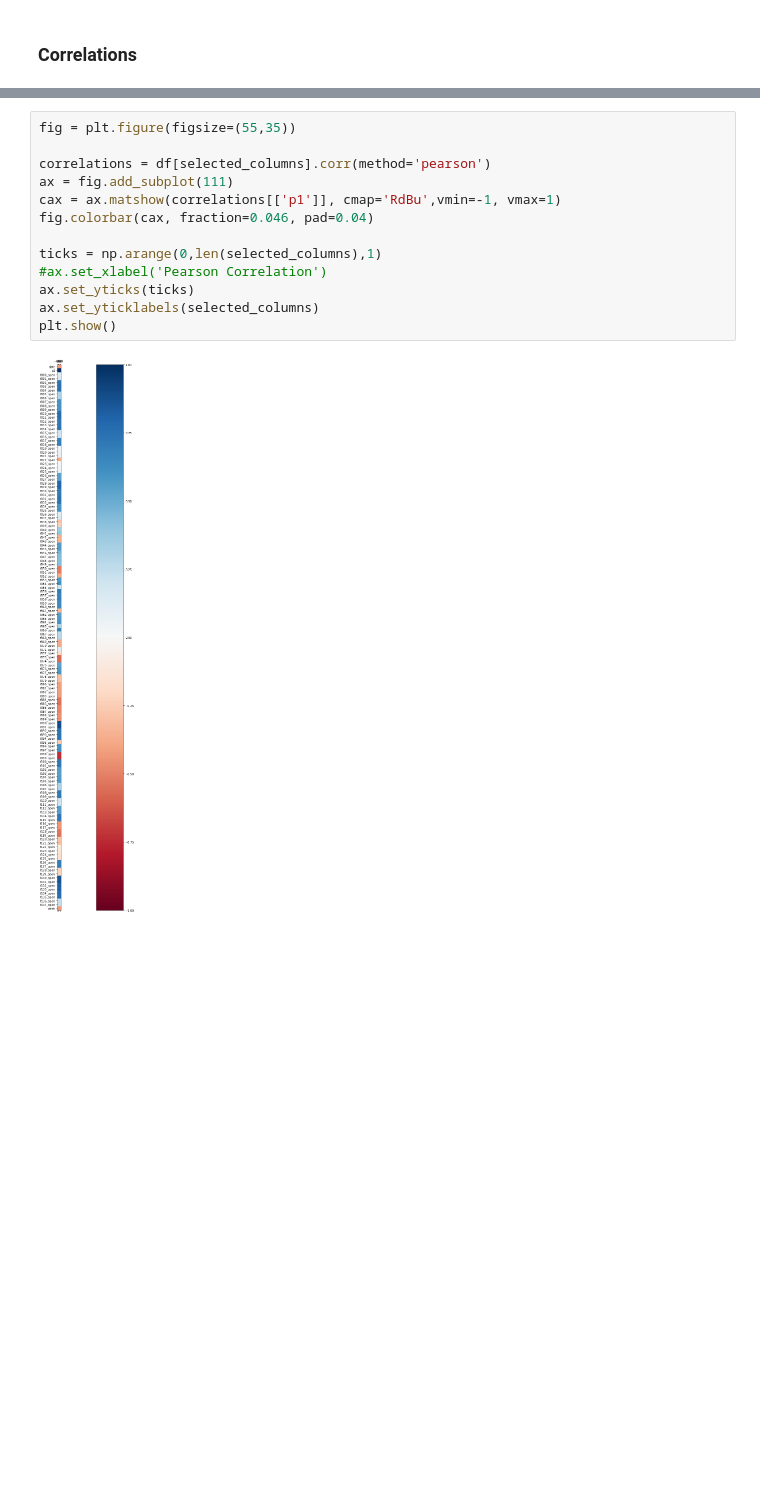
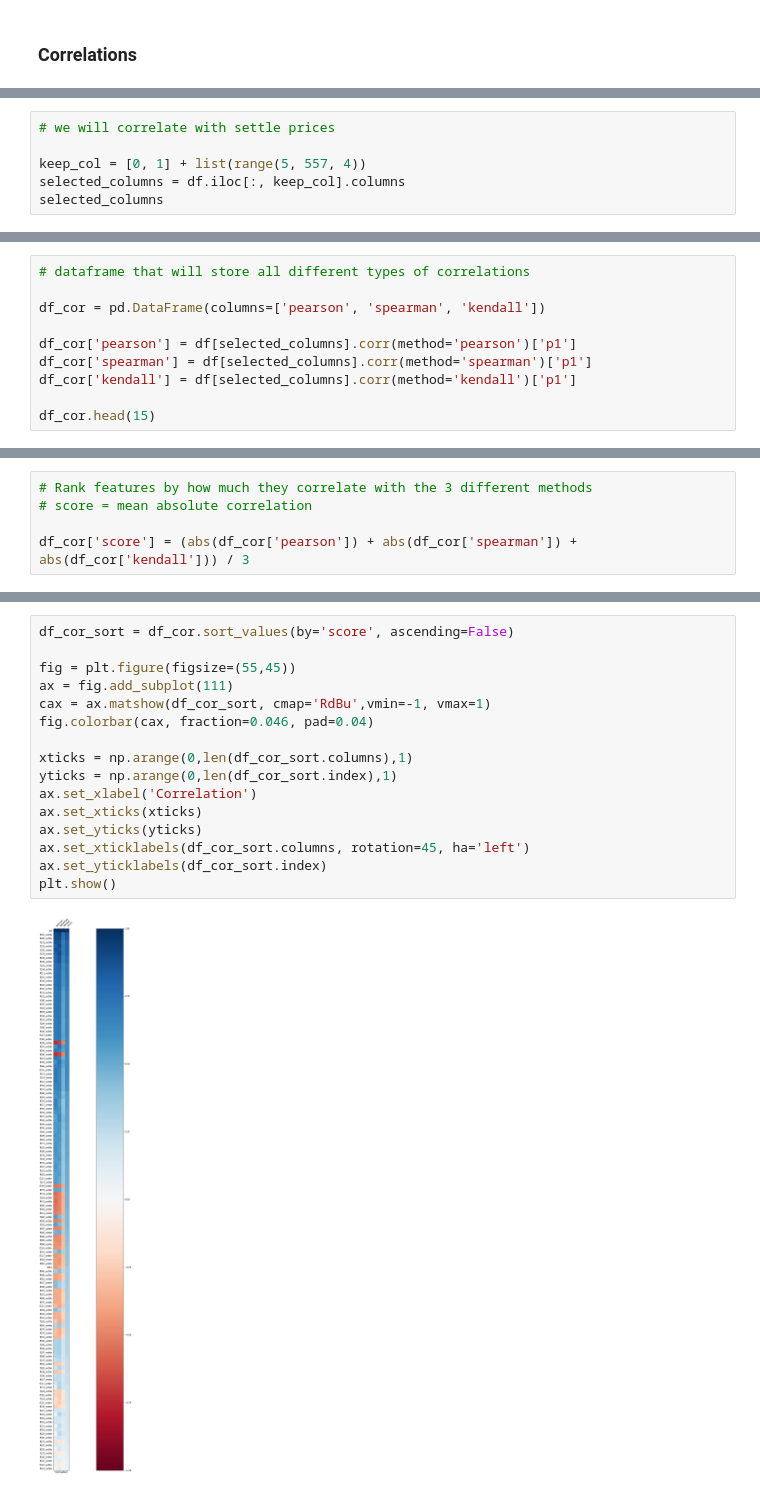
Before and after one commit to inesmezerreg/TimeSeries-Forecasting, a Jupyter notebook: exploration.ipynb, the cells around one changed output, grey strips where cells are left out. Cells and saved outputs as stored; diff of their text form; blank space fills up the shorter version.

Commit message:
data exploration

```diff
--- a/exploration.ipynb
+++ b/exploration.ipynb
@@ -113,0 +149,6 @@ plt.show()
+# %%
+# we will correlate with settle prices
+
+keep_col = [0, 1] + list(range(5, 557, 4))
+selected_columns = df.iloc[:, keep_col].columns
+selected_columns
@@ -113,0 +164,10 @@ plt.show()
+# %%
+# dataframe that will store all different types of correlations
+
+df_cor = pd.DataFrame(columns=['pearson', 'spearman', 'kendall'])
+
+df_cor['pearson'] = df[selected_columns].corr(method='pearson')['p1']
+df_cor['spearman'] = df[selected_columns].corr(method='spearman')['p1']
+df_cor['kendall'] = df[selected_columns].corr(method='kendall')['p1']
+
+df_cor.head(15)
@@ -113,0 +191,5 @@ plt.show()
+# %%
+# Rank features by how much they correlate with the 3 different methods
+# score = mean absolute correlation
+
+df_cor['score'] = (abs(df_cor['pearson']) + abs(df_cor['spearman']) + abs(df_cor['kendall'])) / 3
@@ -183,16 +266,19 @@ correlations[mask][['p1']].dropna().sort_values(by=['p1'])
 # %%
-fig = plt.figure(figsize=(55,35))
+df_cor_sort = df_cor.sort_values(by='score', ascending=False)
 
-correlations = df[selected_columns].corr(method='pearson')
+fig = plt.figure(figsize=(55,45))
 ax = fig.add_subplot(111)
-cax = ax.matshow(correlations[['p1']], cmap='RdBu',vmin=-1, vmax=1)
+cax = ax.matshow(df_cor_sort, cmap='RdBu',vmin=-1, vmax=1)
 fig.colorbar(cax, fraction=0.046, pad=0.04)
 
-ticks = np.arange(0,len(selected_columns),1)
-#ax.set_xlabel('Pearson Correlation')
-ax.set_yticks(ticks)
-ax.set_yticklabels(selected_columns)
+xticks = np.arange(0,len(df_cor_sort.columns),1)
+yticks = np.arange(0,len(df_cor_sort.index),1)
+ax.set_xlabel('Correlation')
+ax.set_xticks(xticks)
+ax.set_yticks(yticks)
+ax.set_xticklabels(df_cor_sort.columns, rotation=45, ha='left')
+ax.set_yticklabels(df_cor_sort.index)
 plt.show()
 # %% [output]
-[figure, old version]
+[figure, new version]
 # %%
```
Also changed, not shown: parts of 24 cells of this notebook.
